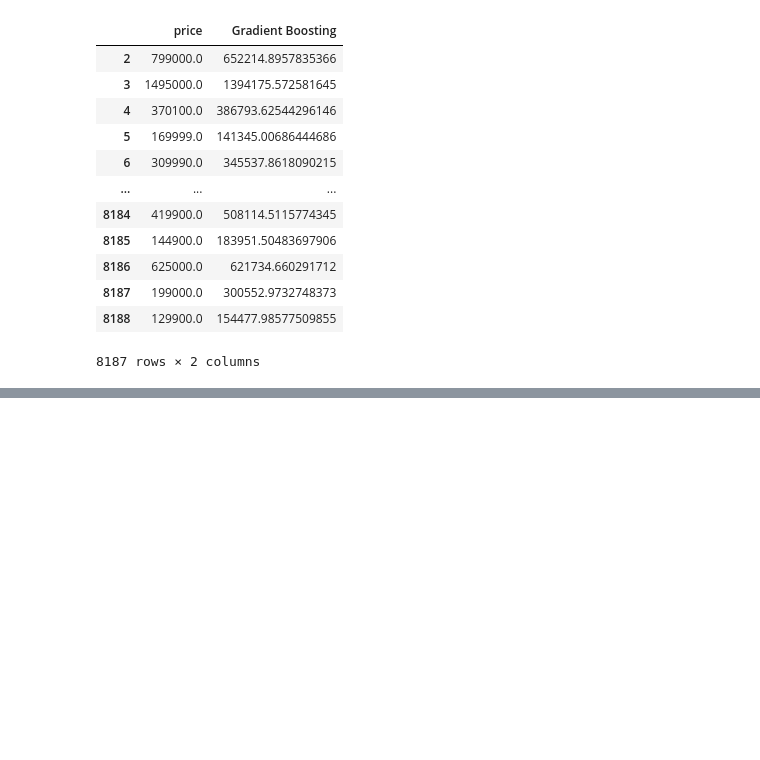
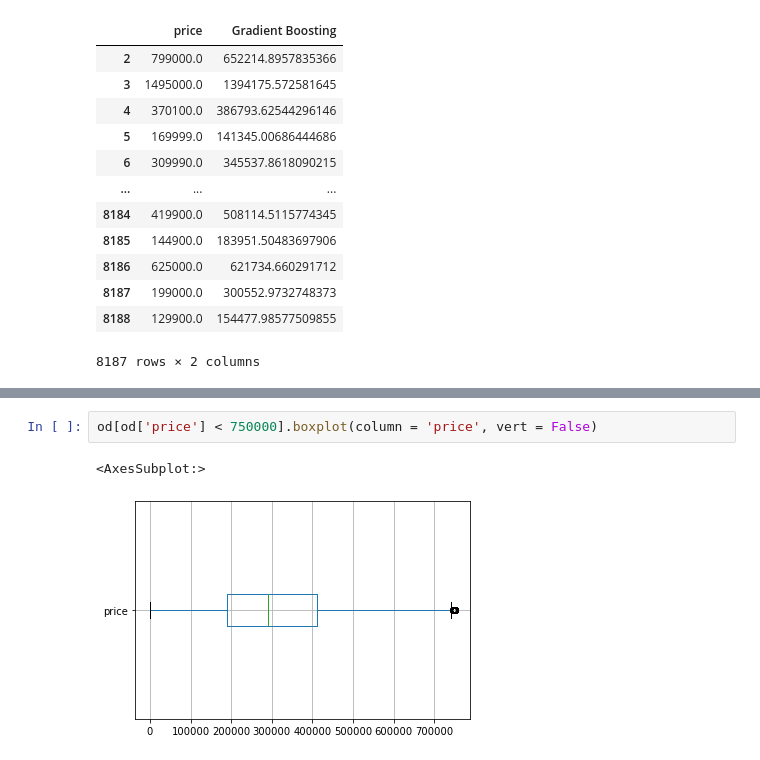
Before and after one commit to Derherpderderp/Csci343Project2, a Jupyter notebook: Csci343Project2hhgarret.ipynb, the cells around one changed output, grey strips where cells are left out. Drawn from its saved outputs; the diff is of its cells as text; blank space fills up the shorter version.

```diff
--- a/Csci343Project2hhgarret.ipynb
+++ b/Csci343Project2hhgarret.ipynb
@@ -69,0 +209,5 @@ print(num)
+# %%
+od[od['price'] < 750000].boxplot(column = 'price', vert = False)
+# %% [output]
+<AxesSubplot:>
+[figure, added]
```
Also changed, not shown: parts of 15 cells of this notebook, 1 other file.
